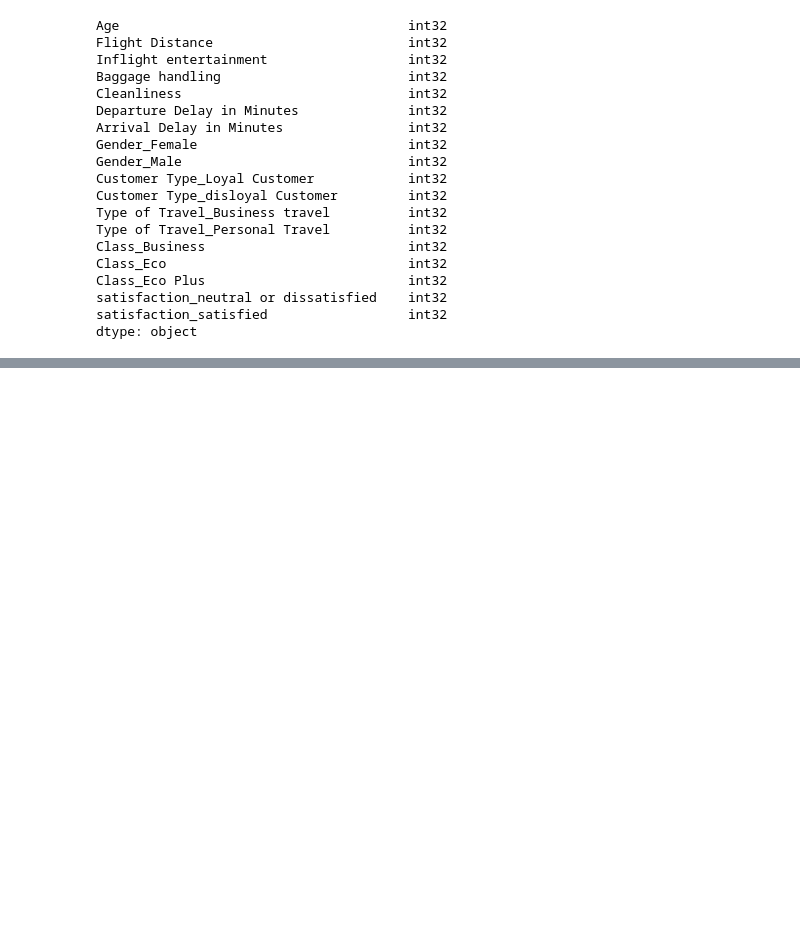
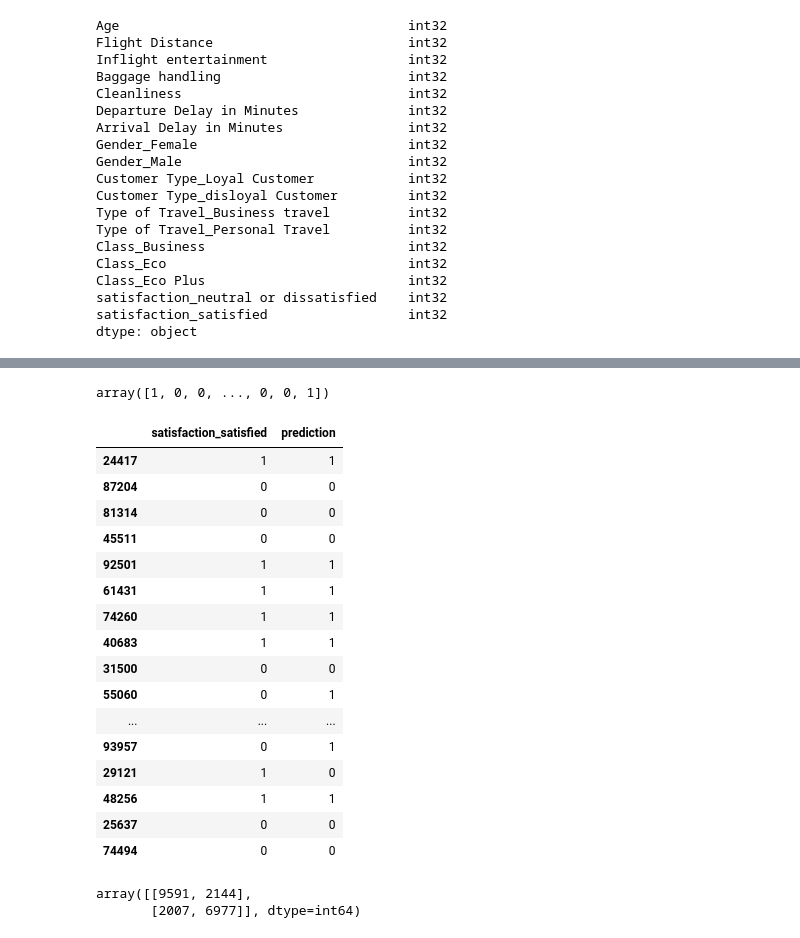
Before and after one commit to upflairs-pvt-ltd/1st_june_data_science, a Jupyter notebook: customer_satisfaction/project.ipynb, the cells around one changed output, grey strips where cells are left out. Saved outputs shown, nothing was run; the diff lists cells and outputs as text; code cells hidden in the pictures; blank space fills up the shorter version.

```diff
--- a/customer_satisfaction/project.ipynb
+++ b/customer_satisfaction/project.ipynb
@@ -413,0 +457,41 @@ dtype: object
+# %%
+## prediction
+pred = lg.predict(x_test)   # Y-test
+# %%
+pred
+# %% [output]
+array([1, 0, 0, ..., 0, 0, 1])
+# %%
+y_test['prediction']  = pred
+# %%
+y_test.head(40)
+# %% [output]
+|  | satisfaction_satisfied | prediction |
+| 24417 | 1 | 1 |
+| 87204 | 0 | 0 |
+| 81314 | 0 | 0 |
+| 45511 | 0 | 0 |
+| 92501 | 1 | 1 |
+| 61431 | 1 | 1 |
+| 74260 | 1 | 1 |
+| 40683 | 1 | 1 |
+| 31500 | 0 | 0 |
+| 55060 | 0 | 1 |
+| ... | ... | ... |
+| 93957 | 0 | 1 |
+| 29121 | 1 | 0 |
+| 48256 | 1 | 1 |
+| 25637 | 0 | 0 |
+| 74494 | 0 | 0 |
+# %%
+matrix = confusion_matrix(y_test['satisfaction_satisfied'] , y_test['prediction'] )
+matrix
+# CANCER = 1 ,  0
+
+# 9591   TP
+# 2144   FP   --> 0  1
+# 2007   FN   --> 1  0
+# 6977   TN   --> 0  0
+# %% [output]
+array([[9591, 2144],
+       [2007, 6977]], dtype=int64)
```
Also changed, not shown: parts of 24 cells of this notebook, 1 other file.
